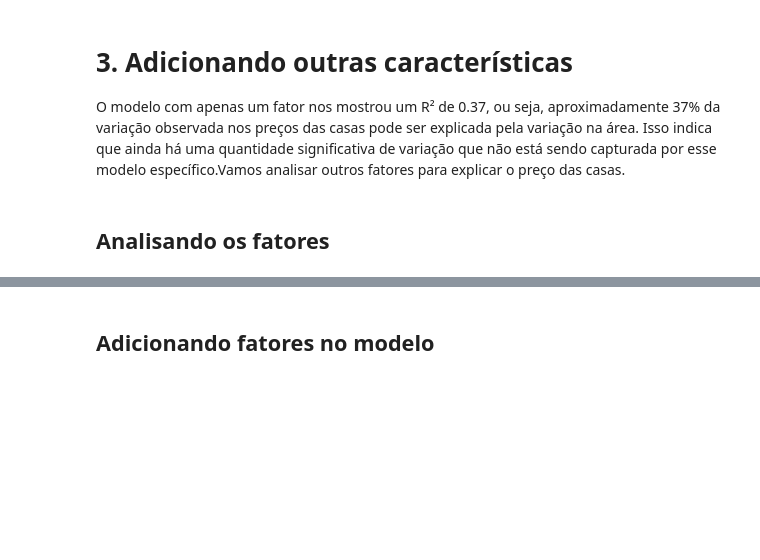
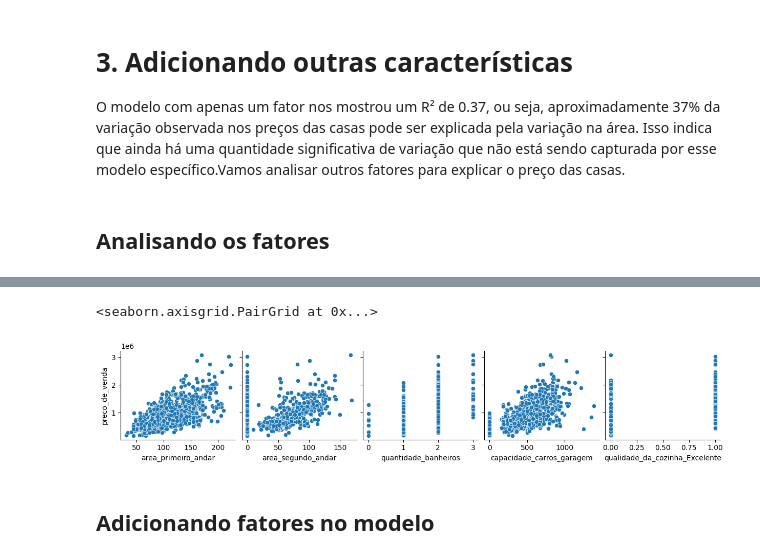
Before and after one commit to NiveskZ/estatistica-ml-alura, a Jupyter notebook: regressao-linear/precos_de_imoveis_regressao_linear.ipynb, the cells around one changed output, grey strips where cells are left out. Cells and saved outputs as stored; diff of their text form; code cells hidden in the pictures; blank space fills up the shorter version.

```diff
--- a/regressao-linear/precos_de_imoveis_regressao_linear.ipynb
+++ b/regressao-linear/precos_de_imoveis_regressao_linear.ipynb
@@ -280,5 +291,10 @@ Isso indica que ainda há uma quantidade significativa de variação que não es
 # %%
 #Vamos olhar apenas com y_vars='preco_de_venda'
+sns.pairplot(dados,y_vars='preco_de_venda', x_vars=['area_primeiro_andar','area_segundo_andar','quantidade_banheiros',
+                                                    'capacidade_carros_garagem', 'qualidade_da_cozinha_Excelente'])
+# %% [output]
+<seaborn.axisgrid.PairGrid at 0x...>
+[figure, added]
 # %% [markdown]
 ## Adicionando fatores no modelo
 # %%
```
Also changed, not shown: parts of 16 cells of this notebook.
